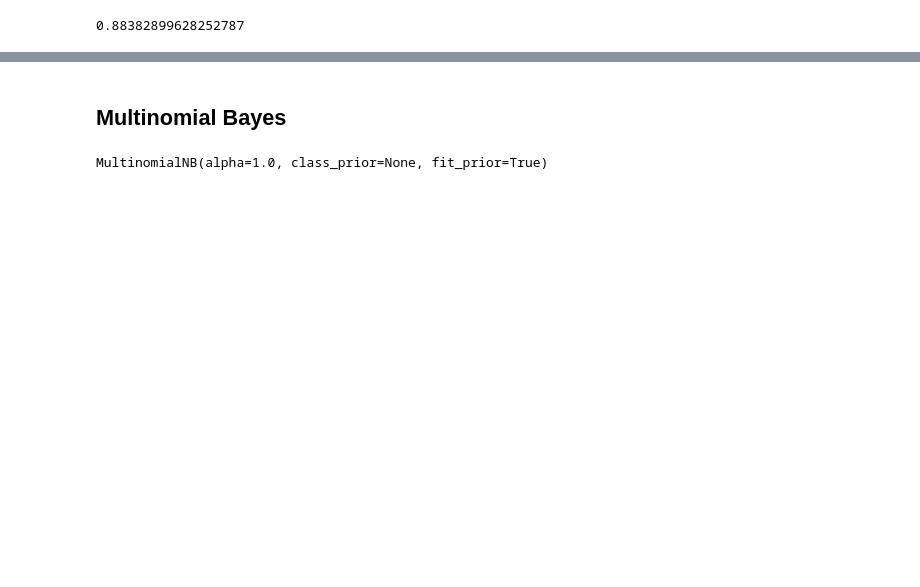
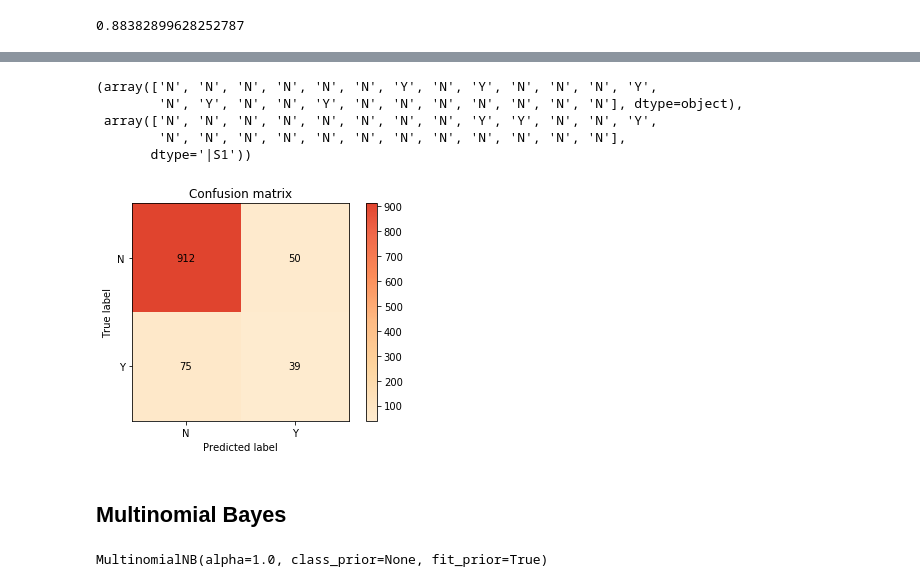
Before and after one commit to martindavid/tweet-analyzer-adverse-drug-reactions, a Jupyter notebook: Analysis.ipynb, the cells around one changed output, grey strips where cells are left out. Cells and saved outputs as stored; diff of their text form; code cells hidden in the pictures; blank space fills up the shorter version.

```diff
--- a/Analysis.ipynb
+++ b/Analysis.ipynb
@@ -144,0 +154,8 @@ array(['N', 'N', 'N', ..., 'N', 'Y', 'N'], dtype=object)
+# %%
+dev_class.values[0:25],dev_pred_GNB[0:25]
+# %% [output]
+(array(['N', 'N', 'N', 'N', 'N', 'N', 'Y', 'N', 'Y', 'N', 'N', 'N', 'Y',
+        'N', 'Y', 'N', 'N', 'Y', 'N', 'N', 'N', 'N', 'N', 'N', 'N'], dtype=object),
+ array(['N', 'N', 'N', 'N', 'N', 'N', 'N', 'N', 'Y', 'Y', 'N', 'N', 'Y',
+        'N', 'N', 'N', 'N', 'N', 'N', 'N', 'N', 'N', 'N', 'N', 'N'],
+       dtype='|S1'))
@@ -145,3 +165,8 @@ array(['N', 'N', 'N', ..., 'N', 'Y', 'N'], dtype=object)
+# %%
+plot.confusion_matrix(dev_class, dev_pred_GNB,target_names=["N","Y"])
+eval_chart.show()
+# %% [output]
+[figure, added]
 # %% [markdown]
 ## Multinomial Bayes
 # %%
```
Also changed, not shown: parts of 100 cells of this notebook, 7 other files.
